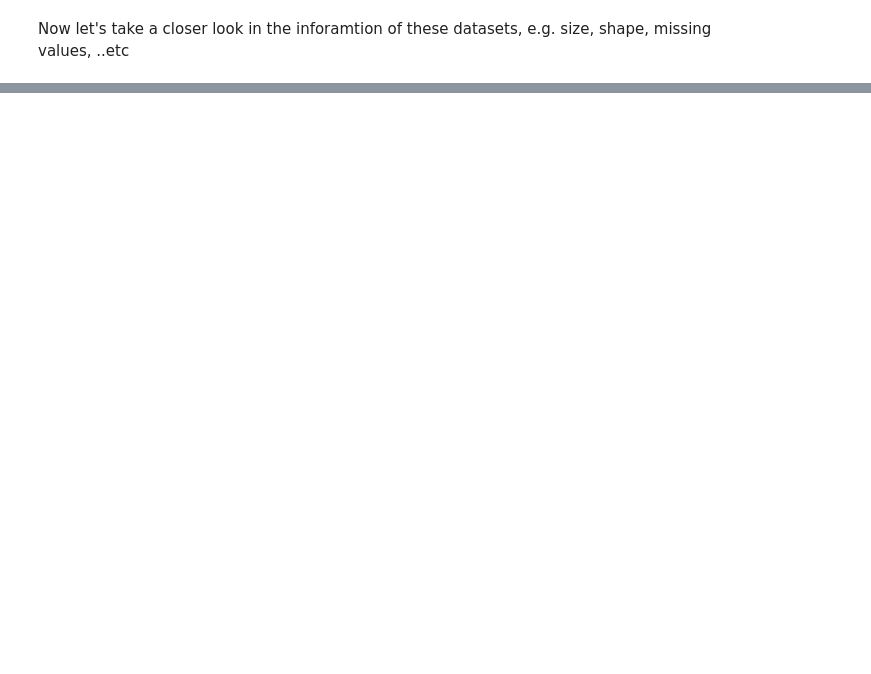
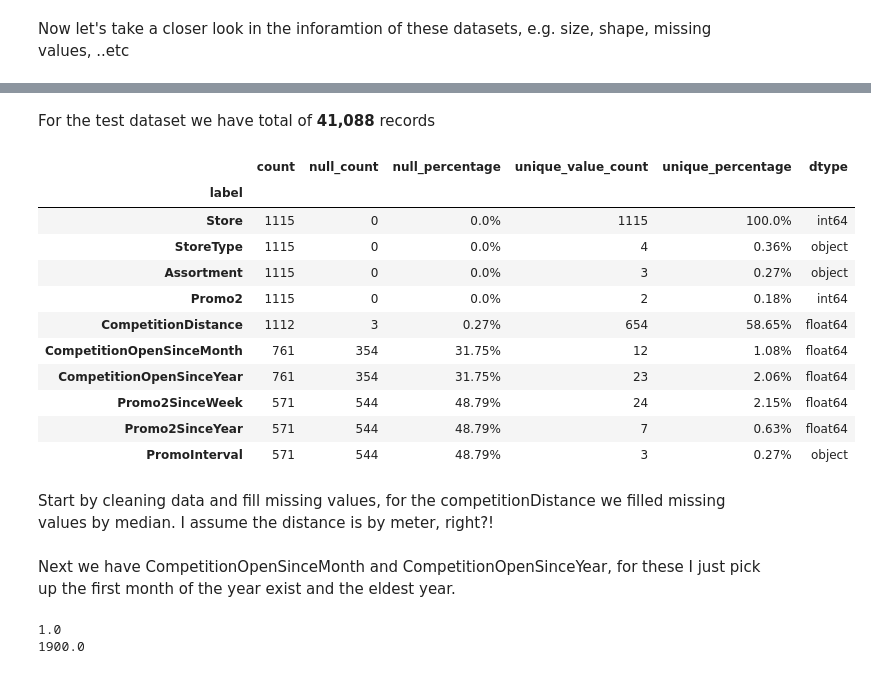
Before and after one commit to rafaesam/pharmaceutical_sales_prediction, a Jupyter notebook: notebooks/preprocessing_data.ipynb, the cells around one changed output, grey strips where cells are left out. Cells and saved outputs as stored; diff of their text form; code cells hidden in the pictures; blank space fills up the shorter version.

```diff
--- a/notebooks/preprocessing_data.ipynb
+++ b/notebooks/preprocessing_data.ipynb
@@ -47,0 +109,2 @@ df_test.info()
+# %% [markdown]
+For the test dataset we have total of __41,088__ records
@@ -47,0 +113,18 @@ df_test.info()
+# %%
+store_overview = DfOverview(df_store)
+store_overview.getOverview()
+# %% [output]
+|  | count | null_count | null_percentage | unique_value_count | unique_percentage | dtype |
+| label |  |  |  |  |  |  |
+| Store | 1115 | 0 | 0.0% | 1115 | 100.0% | int64 |
+| StoreType | 1115 | 0 | 0.0% | 4 | 0.36% | object |
+| Assortment | 1115 | 0 | 0.0% | 3 | 0.27% | object |
+| Promo2 | 1115 | 0 | 0.0% | 2 | 0.18% | int64 |
+| CompetitionDistance | 1112 | 3 | 0.27% | 654 | 58.65% | float64 |
+| CompetitionOpenSinceMonth | 761 | 354 | 31.75% | 12 | 1.08% | float64 |
+| CompetitionOpenSinceYear | 761 | 354 | 31.75% | 23 | 2.06% | float64 |
+| Promo2SinceWeek | 571 | 544 | 48.79% | 24 | 2.15% | float64 |
+| Promo2SinceYear | 571 | 544 | 48.79% | 7 | 0.63% | float64 |
+| PromoInterval | 571 | 544 | 48.79% | 3 | 0.27% | object |
+# %% [markdown]
+Start by cleaning data and fill missing values, for the competitionDistance we filled missing values by median. I assume the distance is by meter, right?!
@@ -47,0 +134,8 @@ df_test.info()
+# %% [markdown]
+Next we have CompetitionOpenSinceMonth and CompetitionOpenSinceYear, for these I just pick up the first month of the year exist and the eldest year.
+# %%
+print(cleaned_df_store['CompetitionOpenSinceMonth'].min())
+print(cleaned_df_store['CompetitionOpenSinceYear'].min())
+# %% [output]
+1.0
+1900.0
```
Also changed, not shown: parts of 29 cells of this notebook, 1 other file.
